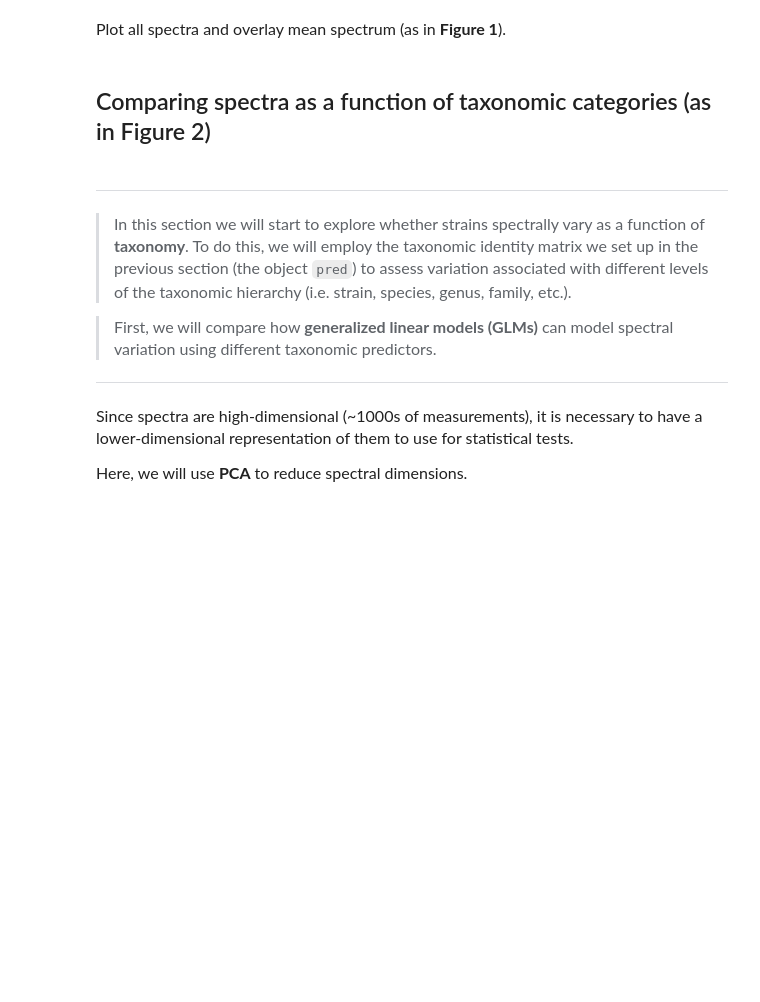
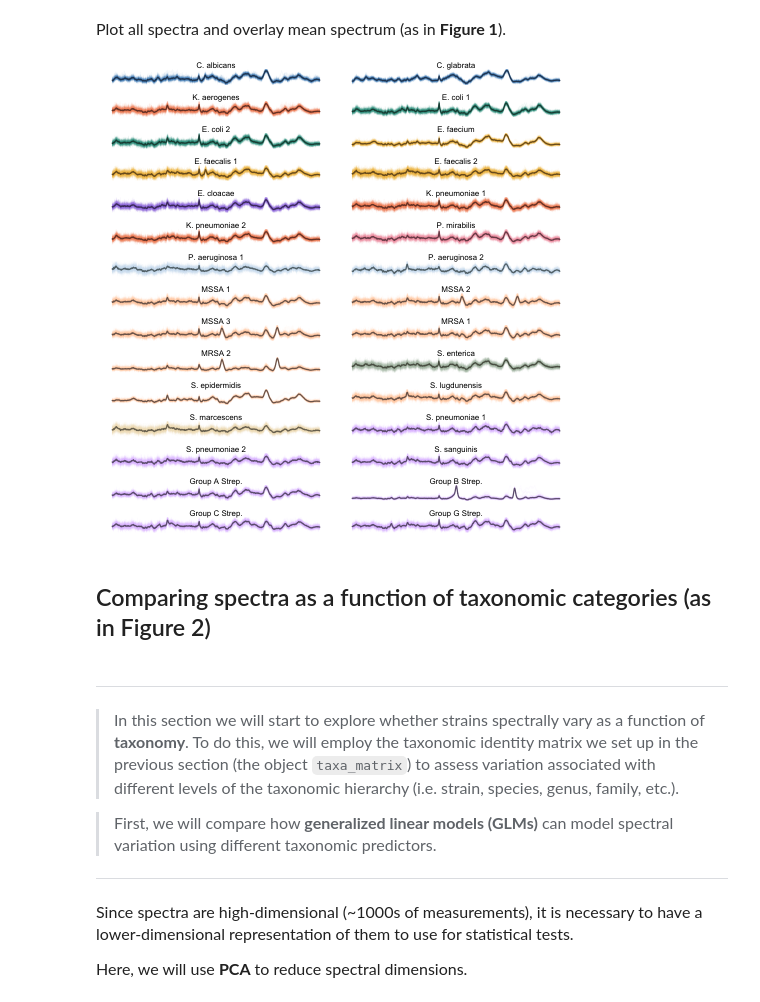
Before and after one commit to Arcadia-Science/raman-taxonomy, a Jupyter notebook: 01_notebooks/notebook-1.ipynb, the cells around one changed output. Saved outputs shown, nothing was run; the diff lists cells and outputs as text; code cells hidden in the pictures; blank space fills up the shorter version.

```diff
--- a/01_notebooks/notebook-1.ipynb
+++ b/01_notebooks/notebook-1.ipynb
@@ -47,20 +47,20 @@ split_with_overlap <- function(vec, seg_length, overlap) {
 <font size="3"> Load spectral data and config script (contains strain name info etc.).
 # %%
 # Load Ho et al. 2019 spectral data
-x <- np$load("00_data/ho_2019/x_finetune.npy")
-y = np$load('00_data/ho_2019/y_finetune.npy')
+spectra <- np$load("00_data/ho_2019/x_finetune.npy")
+experiments <- np$load('00_data/ho_2019/y_finetune.npy')
 
 # Reverse to ensure wavenumbers are ascending
-x <- x[, ncol(x):1]
+spectra <- spectra[, ncol(spectra):1]
 
 # Load config (contains strain name info, etc.)
 config <- source_python("00_data/strain_config.py")
 
 # Get names by ordering strains (have to +1 order since its 0 indexed as in python; R wants to start with 1)
-n <- unlist(STRAINS)
+strain_ids <- unlist(STRAINS)
 
 # Load wavenumbers
-wav <- rev(np$load("00_data/ho_2019/wavenumbers.npy"))
+wavenumbers <- rev(np$load("00_data/ho_2019/wavenumbers.npy"))
 
 # Load taxonomic groups (collected from NCBI)
 taxa <- read.csv("00_data/ncbi/taxonomic_groups.csv")
@@ -68,14 +68,14 @@ taxa <- read.csv("00_data/ncbi/taxonomic_groups.csv")
 <font size="3"> Calculate mean spectra for all strains.
 # %%
 # Calculate the mean spectra for all strains by splitting on strain and extracting column means
-m <- lapply(split(as.data.frame(x), y), function(z)
-  colMeans(z))
+spectra_means <- lapply(split(as.data.frame(spectra), experiments), function(z)
+          colMeans(z))
 
 # Recombine
-m <- do.call(rbind, m)
+spectra_means <- do.call(rbind, spectra_means)
 
 # Add rownames corresponding to strain ID
-rownames(m) <- n
+rownames(spectra_means) <- strain_ids
 # %% [markdown]
 <font size="3"> Calculate the standard error across spectra for all strains.
 # %%
@@ -106,7 +106,7 @@ saveRDS(m, '02_outputs/ho_et_al_spectra_means.RDS')
 # %% [markdown]
 <font size="3"> Generate taxonomic matrix that matches length of sample matrix.
 # %%
-pred <-
+taxa_matrix <-
   as.data.frame(cbind(apply(taxa, 2, function(x)
     rep(x, each = 100))))
 # %% [markdown]
@@ -121,41 +121,44 @@ cols <- cols[match(taxa$Genus, names(cols))]
 <font size="3"> Plot all spectra and overlay mean spectrum (as in **Figure 1**).
 # %%
 # Set up plot
+options(repr.plot.width = 8, repr.plot.height = 8)
 par(mfrow = c(15, 2), mar = c(1, 1, 1, 1))
 
 # Loop through and plot
-for (i in 1:length(unique(pred$Strain))) {
+for (i in 1:length(unique(taxa_matrix$Strain))) {
   # Extract spectra
-  tmp <- x[grep(unique(pred$Strain)[i], pred$Strain),]
+  tmp <- x[grep(unique(taxa_matrix$Strain)[i], taxa_matrix$Strain),]
 
   # Initiate plot
   plot(
     tmp[1,],
     col = alpha(cols[i], 0.05),
     type = "l",
     bty = "n",
     xaxt = "n",
     yaxt = "n",
     xlab = "",
     ylab = ""
   )
 
   # Add lines
   for (j in 2:nrow(tmp)) {
     lines(tmp[j,], col = alpha(cols[i], 0.05))
   }
 
   # Add mean
   lines(m[i,], lwd = 2, col = darken_color(cols[i], factor = 2))
 
   # Add label
-  title(main = unique(pred$Strain)[i], font.main = 1)
+  title(main = unique(taxa_matrix$Strain)[i], font.main = 1)
 }
+# %% [output]
+[figure, added]
 # %% [markdown]
 ## Comparing spectra as a function of taxonomic categories (as in Figure 2)
 # %% [markdown]
 ---
-><font size="3"> In this section we will start to explore whether strains spectrally vary as a function of **taxonomy**. To do this, we will employ the taxonomic identity matrix we set up in the previous section (the object `pred`) to assess variation associated with different levels of the taxonomic hierarchy (i.e. strain, species, genus, family, etc.).
+><font size="3"> In this section we will start to explore whether strains spectrally vary as a function of **taxonomy**. To do this, we will employ the taxonomic identity matrix we set up in the previous section (the object `taxa_matrix`) to assess variation associated with different levels of the taxonomic hierarchy (i.e. strain, species, genus, family, etc.).
 
 ><font size="3"> First, we will compare how **generalized linear models (GLMs)** can model spectral variation using different taxonomic predictors.
 ---
```
Also changed, not shown: parts of 28 cells of this notebook.
